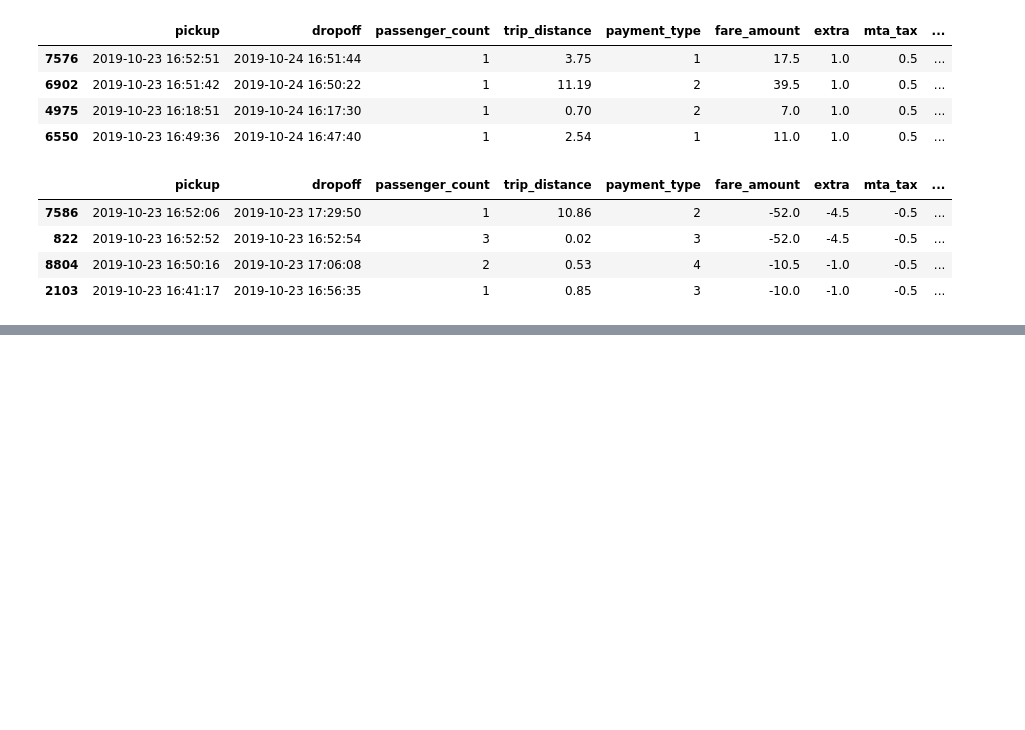
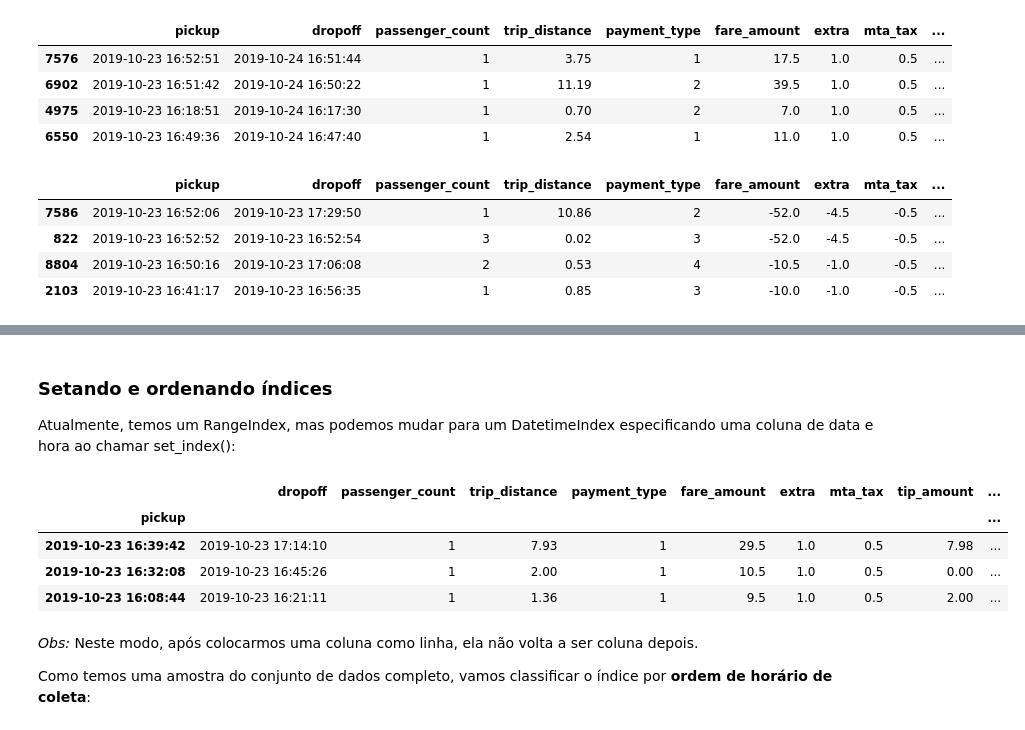
Before and after one commit to nicolas1707/pandas-workshop, a Jupyter notebook: notebooks/Anotações.ipynb, the cells around one changed output, grey strips where cells are left out. Cells and saved outputs as stored; diff of their text form; code cells hidden in the pictures; blank space fills up the shorter version.

```diff
--- a/notebooks/Anotações.ipynb
+++ b/notebooks/Anotações.ipynb
@@ -526,0 +531,17 @@ taxis.nsmallest(4, 'total_amount')
+# %% [markdown]
+### Setando e ordenando índices
+
+Atualmente, temos um RangeIndex, mas podemos mudar para um DatetimeIndex especificando uma coluna de data e hora ao chamar set_index():
+# %%
+taxis = taxis.set_index('pickup')
+taxis.head(3)
+# %% [output]
+|  | dropoff | passenger_count | trip_distance | payment_type | fare_amount | extra | mta_tax | tip_amount | ... |
+| pickup |  |  |  |  |  |  |  |  | ... |
+| 2019-10-23 16:39:42 | 2019-10-23 17:14:10 | 1 | 7.93 | 1 | 29.5 | 1.0 | 0.5 | 7.98 | ... |
+| 2019-10-23 16:32:08 | 2019-10-23 16:45:26 | 1 | 2.00 | 1 | 10.5 | 1.0 | 0.5 | 0.00 | ... |
+| 2019-10-23 16:08:44 | 2019-10-23 16:21:11 | 1 | 1.36 | 1 | 9.5 | 1.0 | 0.5 | 2.00 | ... |
+# %% [markdown]
+_Obs:_ Neste modo, após colocarmos uma coluna como linha, ela não volta a ser coluna depois.
+
+Como temos uma amostra do conjunto de dados completo, vamos classificar o índice por __ordem de horário de coleta__:
```
Also changed, not shown: parts of 22 cells of this notebook.
